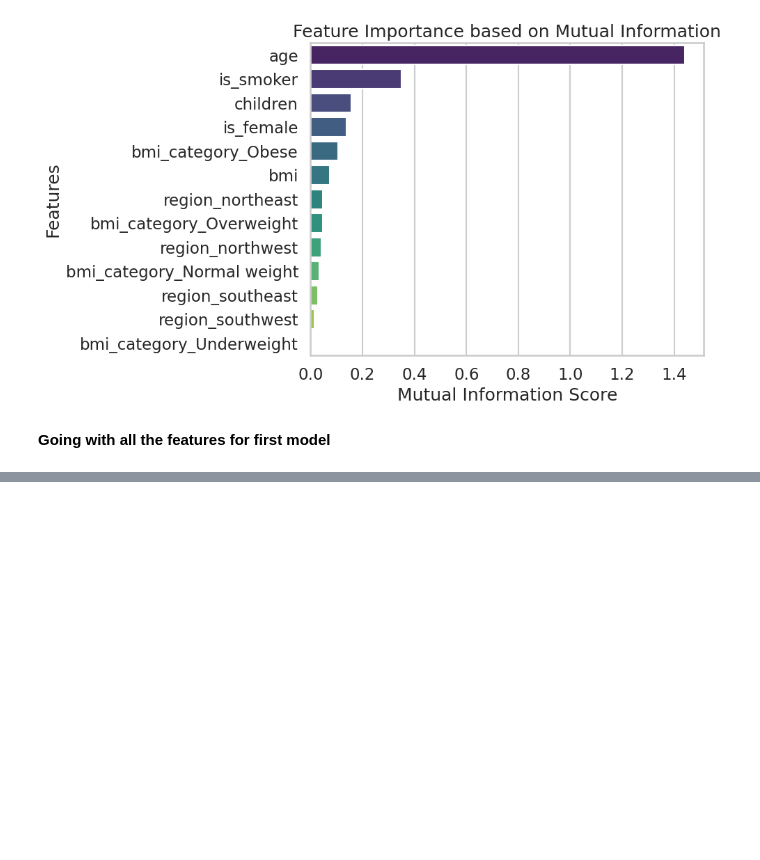
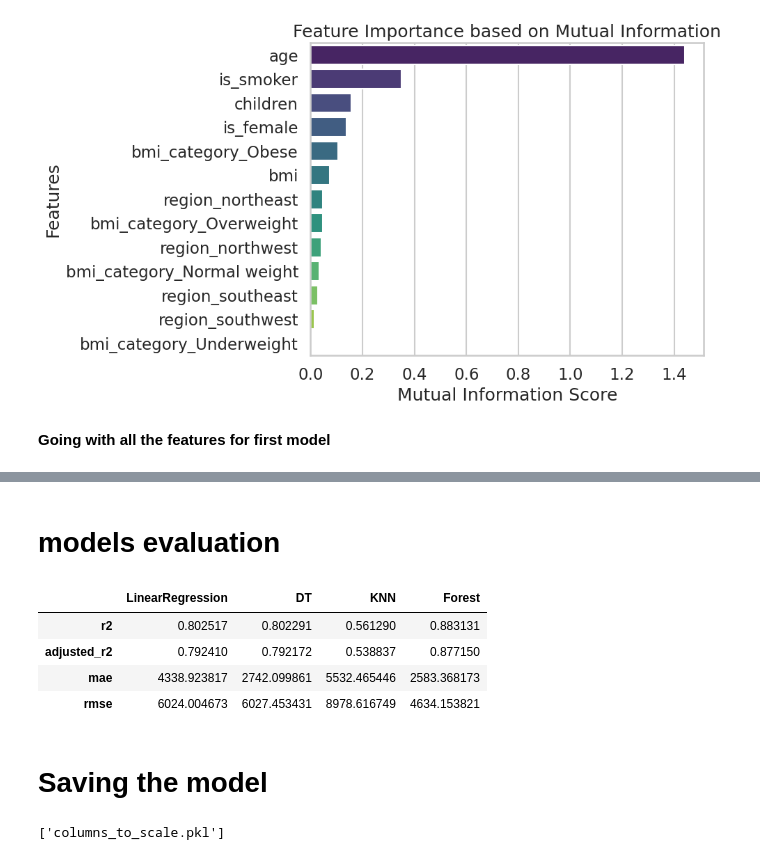
Before and after one commit to code-with-ayyan/Practice-Projects, a Jupyter notebook: Insurance_charges_Prediction/insurance.ipynb, the cells around one changed output, grey strips where cells are left out. Saved outputs shown, nothing was run; the diff lists cells and outputs as text; code cells hidden in the pictures; blank space fills up the shorter version.

Commit message:
Created Model and frontend too

```diff
--- a/Insurance_charges_Prediction/insurance.ipynb
+++ b/Insurance_charges_Prediction/insurance.ipynb
@@ -455,8 +434,0 @@ adjusted_r2_percent
-# %%
-from sklearn.metrics import mean_squared_error
-
-mse = mean_squared_error(y_test, predicted_y)
-rmse = np.sqrt(mse)
-
-print("MSE :", mse)
-print("RMSE:", rmse)
@@ -466,5 +434,0 @@ RMSE: 6008.614546002733
-# %%
-from sklearn.metrics import mean_absolute_error
-
-mae = mean_absolute_error(y_test, predicted_y)
-print(f"MAE: {mae:.2f}")
@@ -519,0 +435,15 @@ Overall, the model demonstrates good predictive performance and is suitable as a
+# %%
+models = {
+    "LinearRegression" : LinearRegression(),
+    "DT": DecisionTreeRegressor(),
+    "KNN": KNeighborsRegressor(n_neighbors=7),
+    "Forest": RandomForestRegressor(n_estimators=1500)
+}
+# %%
+results = {}
+for name,model in models.items():
+    model.fit(X_train,y_train)
+    pred = model.predict(X_test)
+    results[name] = pred
+
+print(results)
@@ -519,0 +468,34 @@ Overall, the model demonstrates good predictive performance and is suitable as a
+# %% [markdown]
+# models evaluation
+# %%
+model_evaluation = {}
+
+for name, pred in results.items():
+    r2 = r2_score(y_test,pred)
+    n = len(y_test)
+    p = X_test.shape[1]
+    adjusted_r2 = 1 - ((1 - r2) * (n - 1)) / (n - p - 1)
+    mae = mean_absolute_error(y_test, pred)
+    rmse = root_mean_squared_error(y_test, pred)
+
+    model_evaluation[name] = [r2,adjusted_r2,mae,rmse]
+
+
+model_evaluation_df = pd.DataFrame(model_evaluation,index=['r2','adjusted_r2','mae','rmse'])
+model_evaluation_df
+# %% [output]
+|  | LinearRegression | DT | KNN | Forest |
+| r2 | 0.802517 | 0.802291 | 0.561290 | 0.883131 |
+| adjusted_r2 | 0.792410 | 0.792172 | 0.538837 | 0.877150 |
+| mae | 4338.923817 | 2742.099861 | 5532.465446 | 2583.368173 |
+| rmse | 6024.004673 | 6027.453431 | 8978.616749 | 4634.153821 |
+# %% [markdown]
+# Saving the model
+# %%
+import joblib as jl
+jl.dump(models['Forest'], 'model.pkl')
+jl.dump(scaler, 'scalar.pkl')
+jl.dump(X.columns, 'columns.pkl')
+jl.dump(cols_scale,'columns_to_scale.pkl')
+# %% [output]
+['columns_to_scale.pkl']
```
Also changed, not shown: parts of 22 cells of this notebook, 8 other files.
